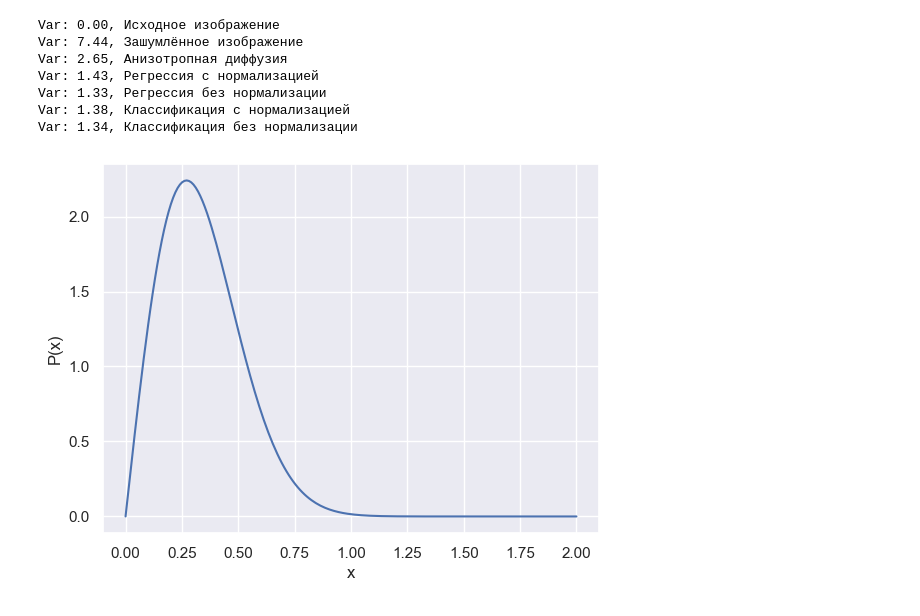
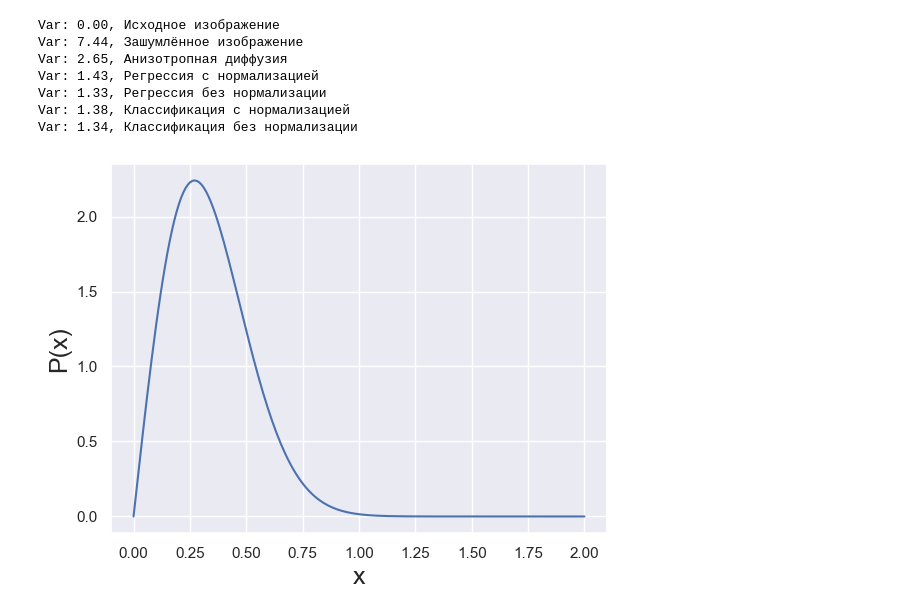
Before and after one commit to Felecort/NN_Filter_Radiolocation_Imgs, a Jupyter notebook: results/results_proc.ipynb, the cells around one changed output. Cells and saved outputs as stored; diff of their text form; code cells hidden in the pictures.

Commit message:
fontsize increased

```diff
--- a/results/results_proc.ipynb
+++ b/results/results_proc.ipynb
@@ -133,17 +134,17 @@ Var: 1.34, Классификация без нормализации
 # %%
 def rayleigh(x, scale):
     return x / (scale * scale) * np.exp((-x * x) / (2 * scale * scale))
 
 
 def create_distr(scale=0.2707, points=200) -> np.array:
     x = np.linspace(0, 2, points)
     y = rayleigh(x, scale)
     # Add noise
     plt.plot(x, y)
-    plt.xlabel("x")
-    plt.ylabel("P(x)")
+    plt.xlabel("x", fontsize=18)
+    plt.ylabel("P(x)", fontsize=18)
     plt.show()
     # return noised_img
 create_distr()
 # %% [output]
-[figure, old version]
+[figure, new version]
```
Also changed, not shown: parts of 1 cell of this notebook.
